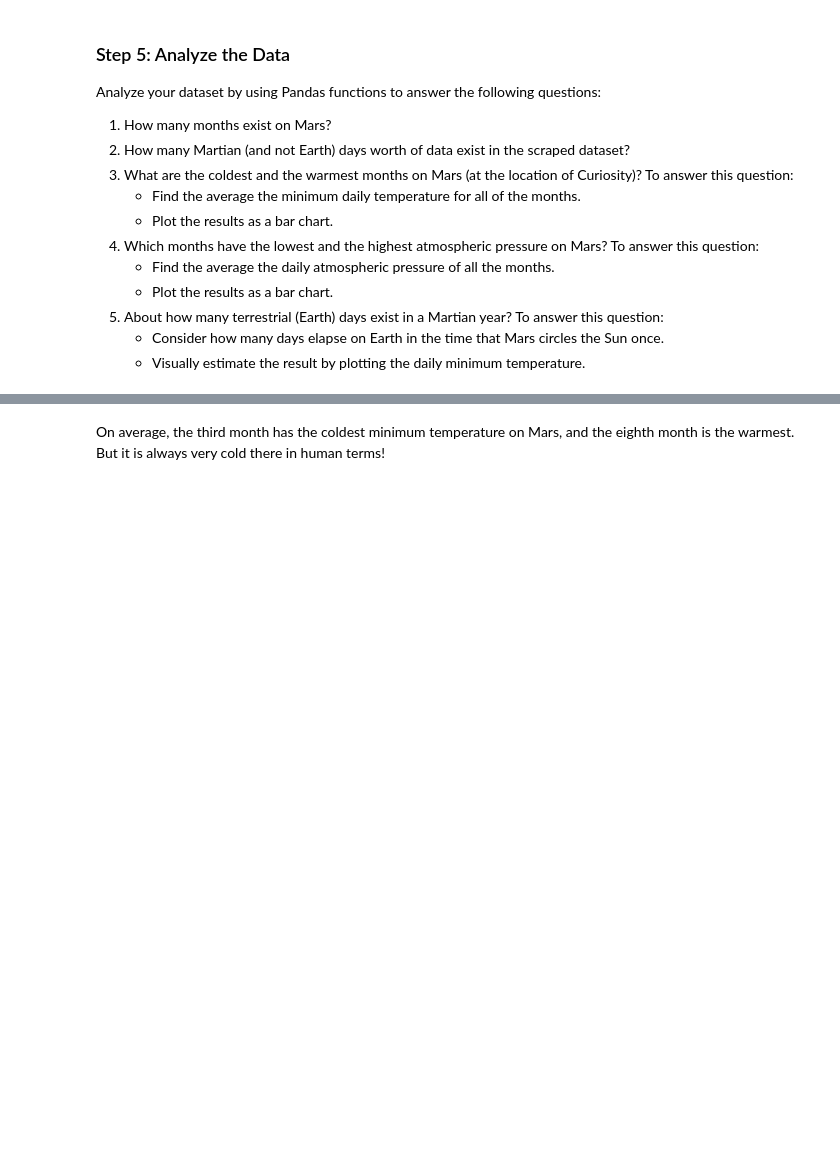
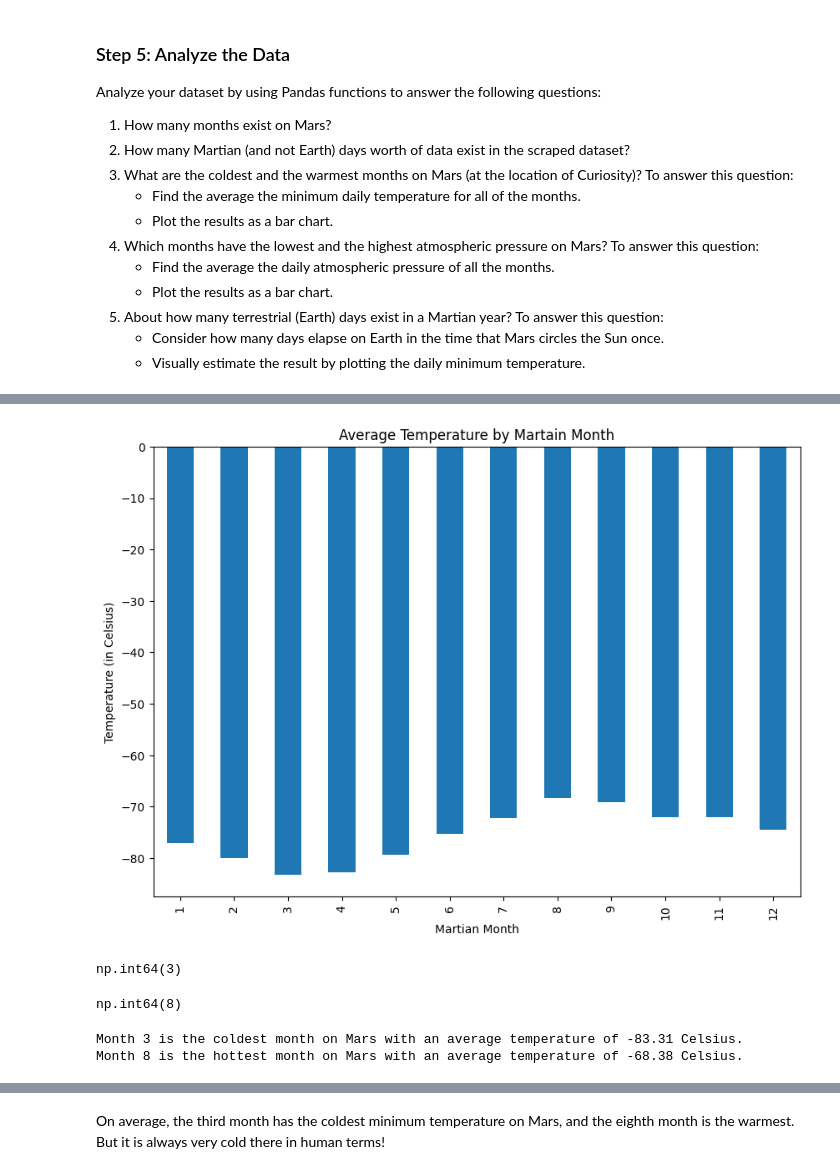
Before and after one commit to MissKay535/web_scraping_challenge, a Jupyter notebook: Mars_weather/part_2_mars_weather.ipynb, the cells around one changed output, grey strips where cells are left out. Drawn from its saved outputs; the diff is of its cells as text; code cells hidden in the pictures; blank space fills up the shorter version.

Commit message:
Code and results

```diff
--- a/Mars_weather/part_2_mars_weather.ipynb
+++ b/Mars_weather/part_2_mars_weather.ipynb
@@ -48,0 +88,20 @@ Assemble the scraped data into a Pandas DataFrame. The columns should have the s
+# %%
+# Extract data of rows (minus the headers)
+table_rows = table_data.find_all('tr', class_='data-row')
+
+# Create an empty list to store rows data
+rows_data = []
+
+# Loop through the scraped data to create a list of rows
+for row in table_rows:
+
+    row = row.find_all('td')
+
+    # Retrieve each column element within each row
+    row_elem = [element.text.strip() for element in row]
+
+    # Add the row data to the list
+    rows_data.append(row_elem)
+
+# Print the list to confirm success
+rows_data
@@ -49,4 +126,5 @@ Assemble the scraped data into a Pandas DataFrame. The columns should have the s
 # %%
 # Create a Pandas DataFrame by using the list of rows and a list of the column names
+mars_weather_df = pd.DataFrame(rows_data, columns = headers_data)
 # %%
 # Confirm DataFrame was created successfully
@@ -79,2 +157,7 @@ dtype: object
+# %%
+# Change data types for data analysis
+mars_weather_df['terrestrial_date'] = pd.to_datetime(mars_weather_df['terrestrial_date'])
+mars_weather_df[['id', 'sol', 'ls', 'month']] = mars_weather_df[['id', 'sol', 'ls', 'month']].astype(int)
+mars_weather_df[['min_temp', 'pressure']] = mars_weather_df[['min_temp', 'pressure']].astype(float)
 # %%
 # Confirm type changes were successful by examining data types again
@@ -126,3 +206,7 @@ Name: month, dtype: int64
 # %%
 # 3. What is the average low temperature by month?
+avg_low_temp = mars_weather_df[['month', 'min_temp']].groupby('month').mean()
+
+# Display results
+avg_low_temp
 # %% [output]
@@ -147,2 +227,41 @@ Name: min_temp, dtype: float64
+# %%
+# Plot the average temperature by month
+Fig1 = avg_low_temp.plot(kind='bar', figsize=(10,7), legend=False)
+
+# Set axis labels and chart title
+plt.xlabel("Martian Month")
+plt.ylabel("Temperature (in Celsius)")
+plt.title("Average Temperature by Martain Month")
+
+# Save the chart image
+plt.savefig("../Results/Fig1.png")
+
+# Show the chart
+plt.show()
+# %% [output]
+[figure, added]
+# %%
+# Identify the coldest month
+coldest_temp = avg_low_temp['min_temp'].min()
+coldest_month = avg_low_temp[avg_low_temp['min_temp'] == coldest_temp].index[0]
+
+coldest_month
+# %% [output]
+np.int64(3)
+# %%
+# Identify the hottest month
+hottest_temp = avg_low_temp['min_temp'].max()
+hottest_month = avg_low_temp[avg_low_temp['min_temp'] == hottest_temp].index[0]
+
+hottest_month
+# %% [output]
+np.int64(8)
+# %%
+# Print the coldest and hottest months and the respective temperatures
+print(f"Month {coldest_month} is the coldest month on Mars with an average temperature of {round((coldest_temp),2)} Celsius.")
+print(f"Month {hottest_month} is the hottest month on Mars with an average temperature of {round((hottest_temp),2)} Celsius.")
+# %% [output]
+Month 3 is the coldest month on Mars with an average temperature of -83.31 Celsius.
+Month 8 is the hottest month on Mars with an average temperature of -68.38 Celsius.
 # %%
 # Identify the coldest and hottest months in Curiosity's location
```
Also changed, not shown: parts of 22 cells of this notebook, 7 other files.
